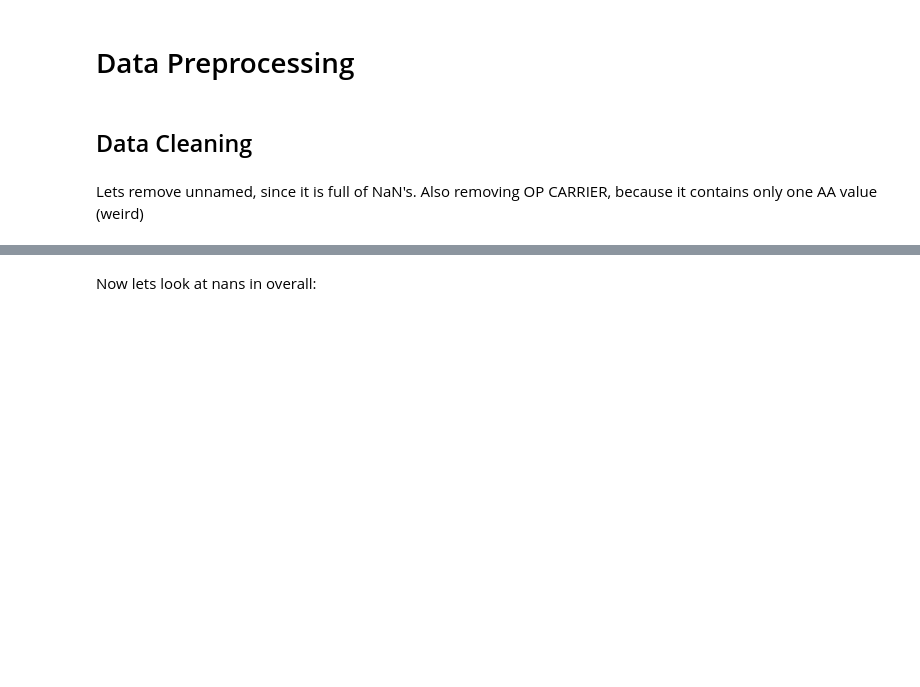
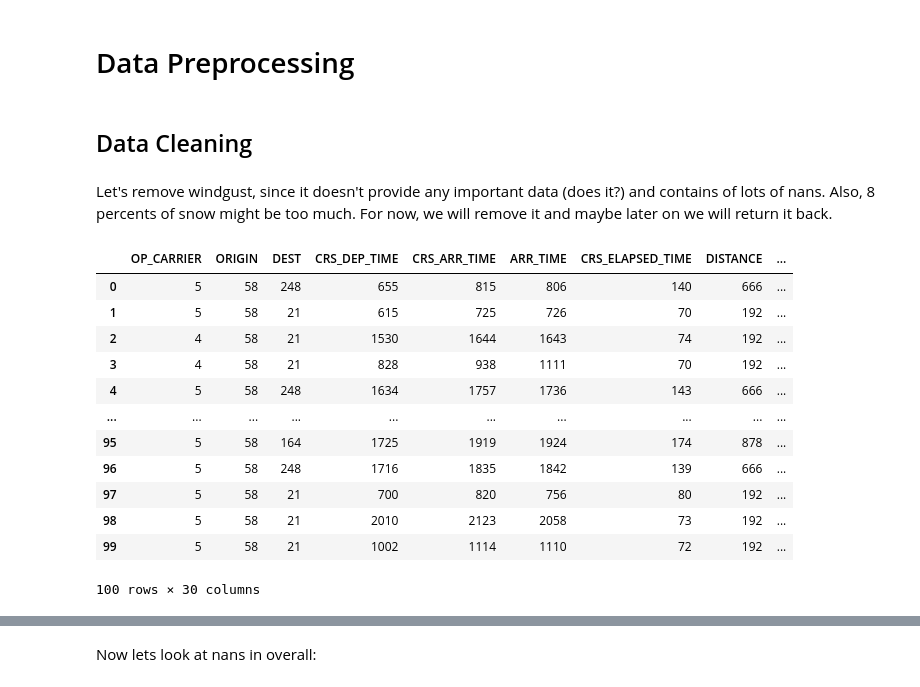
Before and after one commit to Maksymilian21Wnuk/Flight-Delay-Prediction-Project, a Jupyter notebook: ml/Project_ml.ipynb, the cells around one changed output, grey strips where cells are left out. Drawn from its saved outputs; the diff is of its cells as text; code cells hidden in the pictures; blank space fills up the shorter version.

```diff
--- a/ml/Project_ml.ipynb
+++ b/ml/Project_ml.ipynb
@@ -419,8 +306,23 @@ Name: DELAY, dtype: int64
 # Data Preprocessing
 # %% [markdown]
 ## Data Cleaning
-# %% [markdown]
-Lets remove unnamed, since it is full of NaN's. Also removing OP CARRIER, because it contains only one AA value (weird)
+# %% [markdown]
+Let's remove windgust, since it doesn't provide any important data (does it?) and contains of lots of nans.
+Also, 8 percents of snow might be too much. For now, we will remove it and maybe later on we will return it back.
 # %%
-dataset = dataset.drop(['Unnamed: 27', 'OP_CARRIER', 'CANCELLATION_CODE'], axis = 1, errors = 'ignore')
-dataset
+dataset = dataset.drop(['WINDGUST', 'SNOW', "SNOWDEPTH", "ID", "id"], axis = 1, errors = 'ignore')
+dataset.head(100)
+# %% [output]
+|  | OP_CARRIER | ORIGIN | DEST | CRS_DEP_TIME | CRS_ARR_TIME | ARR_TIME | CRS_ELAPSED_TIME | DISTANCE | ... |
+| 0 | 5 | 58 | 248 | 655 | 815 | 806 | 140 | 666 | ... |
+| 1 | 5 | 58 | 21 | 615 | 725 | 726 | 70 | 192 | ... |
+| 2 | 4 | 58 | 21 | 1530 | 1644 | 1643 | 74 | 192 | ... |
+| 3 | 4 | 58 | 21 | 828 | 938 | 1111 | 70 | 192 | ... |
+| 4 | 5 | 58 | 248 | 1634 | 1757 | 1736 | 143 | 666 | ... |
+| ... | ... | ... | ... | ... | ... | ... | ... | ... | ... |
+| 95 | 5 | 58 | 164 | 1725 | 1919 | 1924 | 174 | 878 | ... |
+| 96 | 5 | 58 | 248 | 1716 | 1835 | 1842 | 139 | 666 | ... |
+| 97 | 5 | 58 | 21 | 700 | 820 | 756 | 80 | 192 | ... |
+| 98 | 5 | 58 | 21 | 2010 | 2123 | 2058 | 73 | 192 | ... |
+| 99 | 5 | 58 | 21 | 1002 | 1114 | 1110 | 72 | 192 | ... |
+100 rows × 30 columns
```
Also changed, not shown: parts of 34 cells of this notebook, 1 other file.
